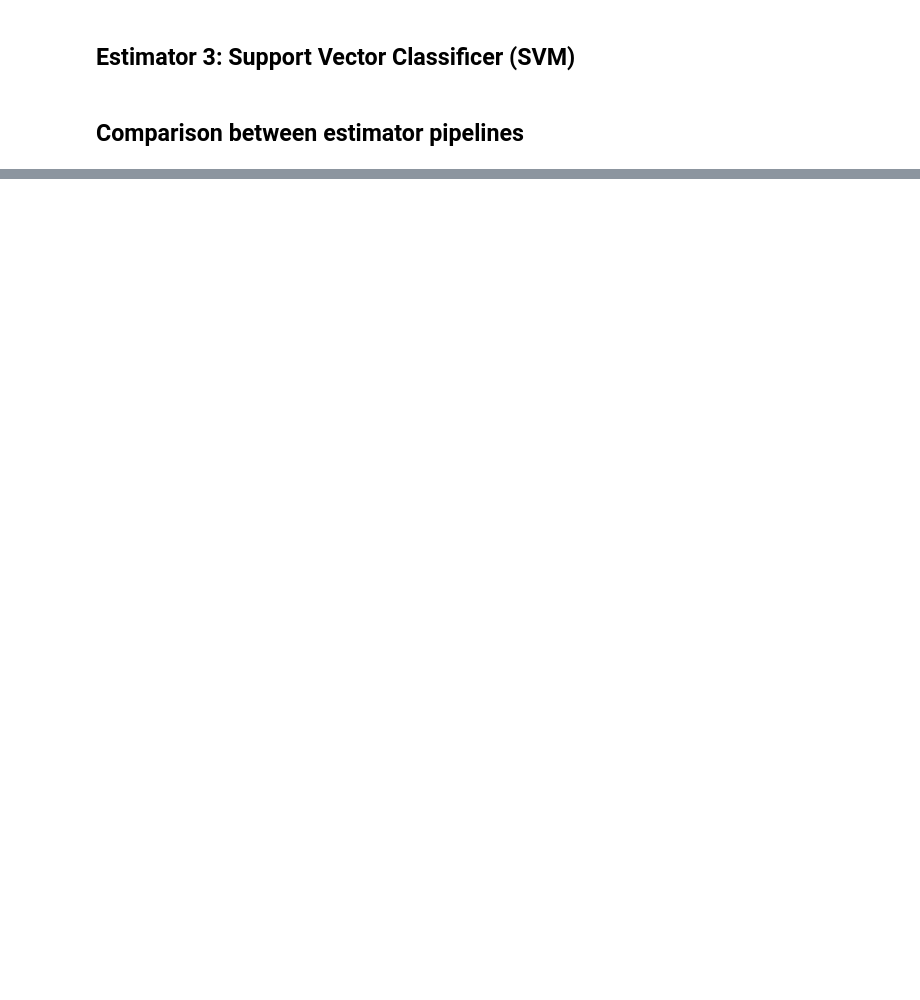
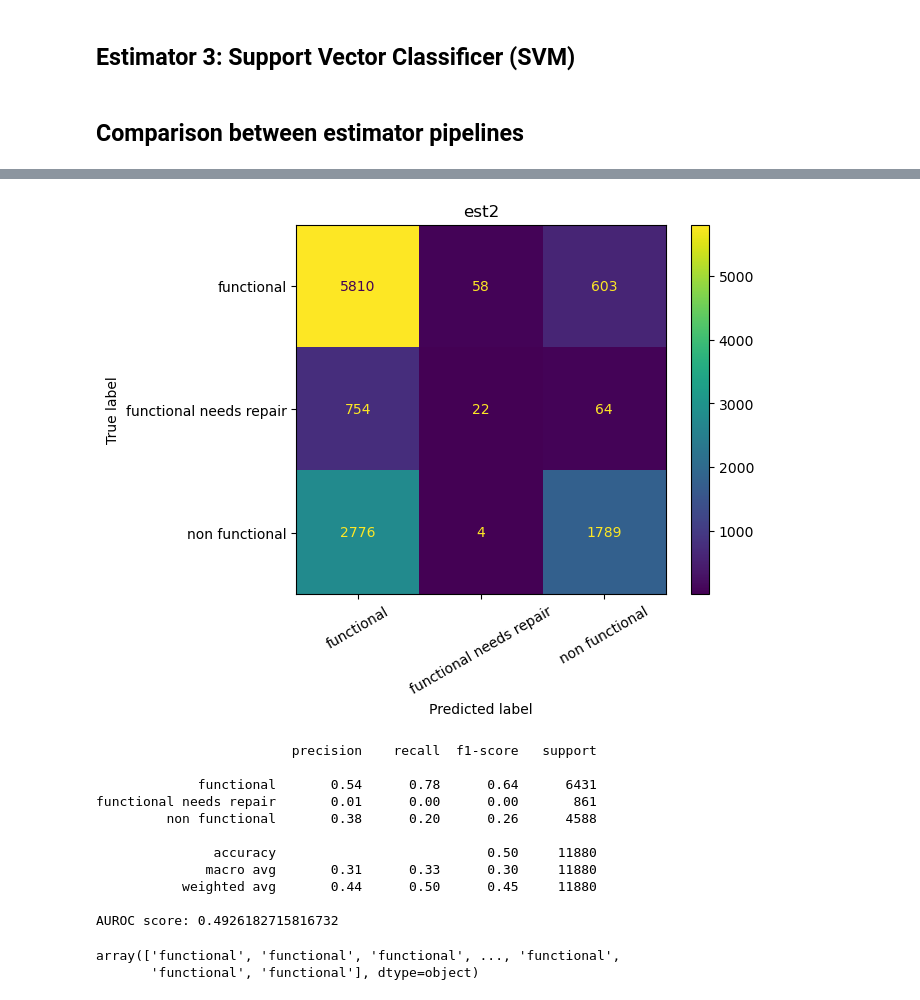
Before and after one commit to roberthobblebottom/pump-it-up, a Jupyter notebook: 1.ipynb, the cells around one changed output, grey strips where cells are left out. Cells and saved outputs as stored; diff of their text form; code cells hidden in the pictures; blank space fills up the shorter version.

```diff
--- a/1.ipynb
+++ b/1.ipynb
@@ -458,3 +626,20 @@ AUROC score: 0.4892879216652753
+# %%
+train_predict_est_2(best_parameters, x_train,y_train.values.ravel(),x_test,show_stats=True)
+# %% [output]
+[figure, added]
+                         precision    recall  f1-score   support
+
+             functional       0.54      0.78      0.64      6431
+functional needs repair       0.01      0.00      0.00       861
+         non functional       0.38      0.20      0.26      4588
+
+               accuracy                           0.50     11880
+              macro avg       0.31      0.33      0.30     11880
+           weighted avg       0.44      0.50      0.45     11880
+
+AUROC score: 0.4926182715816732
+array(['functional', 'functional', 'functional', ..., 'functional',
+       'functional', 'functional'], dtype=object)
 # %%
 cm = confusion_matrix(y_test,y_predictions_3)
 display = ConfusionMatrixDisplay(confusion_matrix=cm,display_labels=["functional","funcitonal need repair", "non function"])
```
Also changed, not shown: parts of 30 cells of this notebook.
